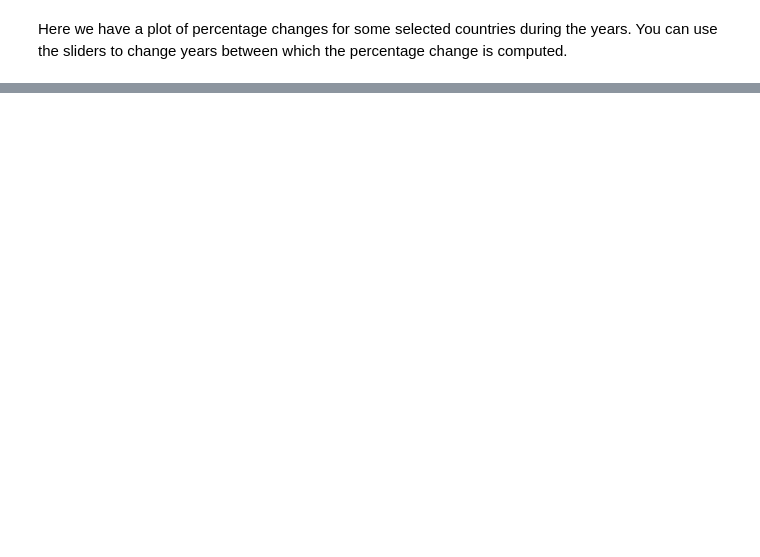
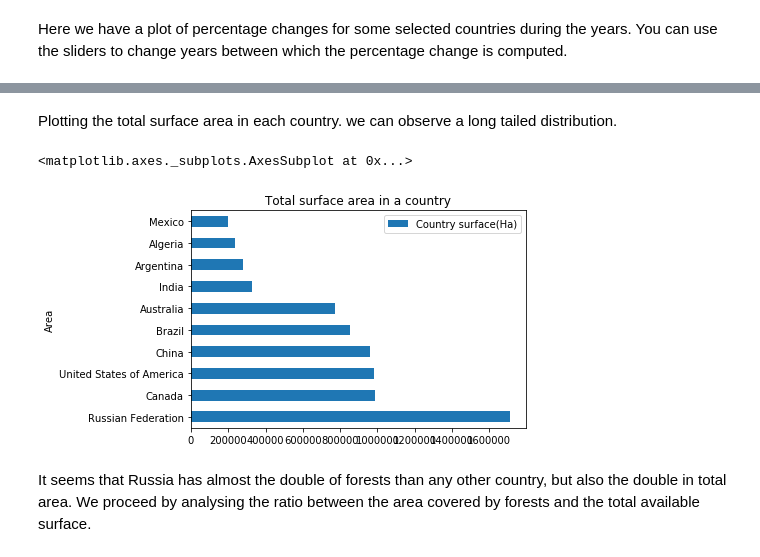
Before and after one commit to caralen/ada-project-faam, a Jupyter notebook: researchBees.ipynb, the cells around one changed output, grey strips where cells are left out. Saved outputs shown, nothing was run; the diff lists cells and outputs as text; code cells hidden in the pictures; blank space fills up the shorter version.

```diff
--- a/researchBees.ipynb
+++ b/researchBees.ipynb
@@ -528,0 +921,13 @@ Here we have a plot of percentage changes for some selected countries during the
+# %% [markdown]
+Plotting the total surface area in each country. we can observe a long tailed distribution.
+# %%
+country_land.sort_values(by=["Value"], ascending=False)\
+           .loc[(country_land["Year"] == 2017) & (country_land["Area"].isin(countries)), ["Area", "Value"]]\
+           .head(10)\
+           .plot.barh(x="Area", y="Value", title="Total surface area in a country", label="Country surface(Ha)")
+# %% [output]
+<matplotlib.axes._subplots.AxesSubplot at 0x...>
+[figure, added]
+# %% [markdown]
+It seems that Russia has almost the double of forests than any other country, but also the double in total area.
+We proceed by analysing the ratio between the area covered by forests and the total available surface.
```
Also changed, not shown: parts of 74 cells of this notebook.
